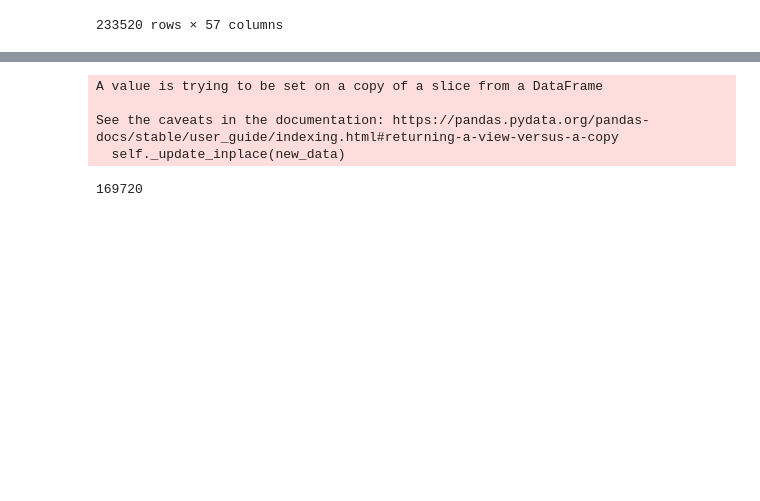
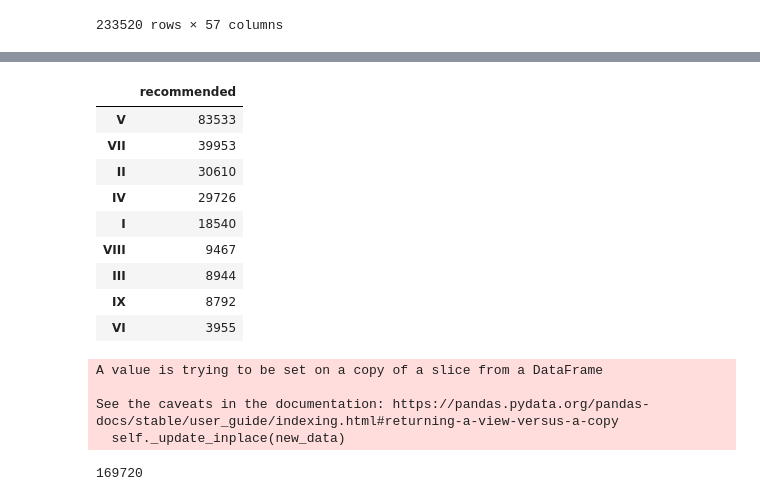
Before and after one commit to ethantenison/Impact_Capital, a Jupyter notebook: notebooks/990master.ipynb, the cells around one changed output, grey strips where cells are left out. Cells and saved outputs as stored; diff of their text form; code cells hidden in the pictures; blank space fills up the shorter version.

```diff
--- a/notebooks/990master.ipynb
+++ b/notebooks/990master.ipynb
@@ -561,3 +548,16 @@ Number of nonprofitsL:  233520
+# %%
+pd.DataFrame(BERT.recommended.value_counts())
+# %% [output]
+|  | recommended |
+| V | 83533 |
+| VII | 39953 |
+| II | 30610 |
+| IV | 29726 |
+| I | 18540 |
+| VIII | 9467 |
+| III | 8944 |
+| IX | 8792 |
+| VI | 3955 |
 # %%
 df2016 = df[df['TaxYr'] == 2016]
 df2016["FormationYr"].fillna(2015, inplace = True)
```
Also changed, not shown: parts of 18 cells of this notebook, 1 other file.
